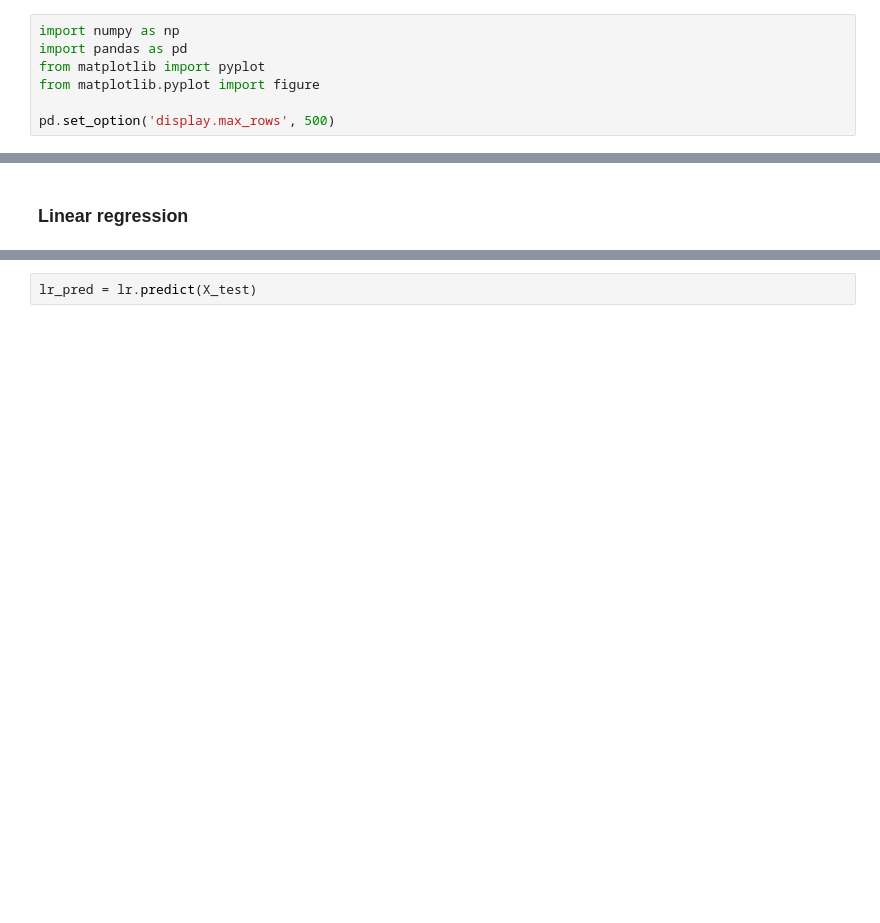
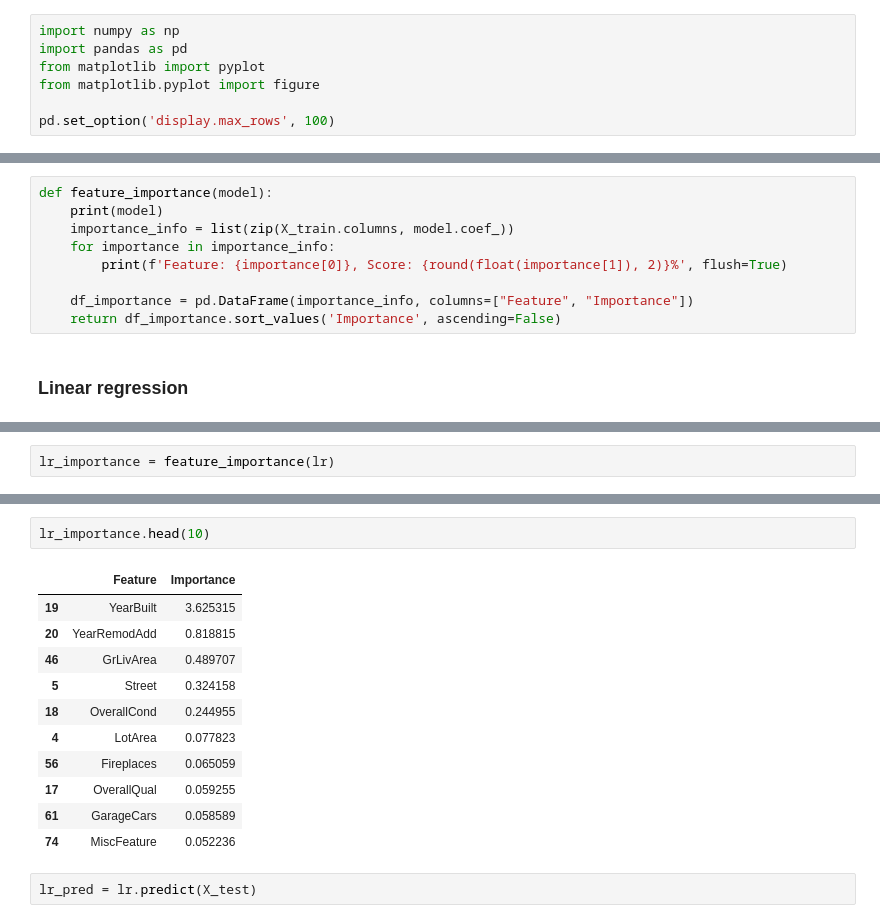
Before and after one commit to m-cheicki/ESILV_Advance_ML, a Jupyter notebook: CHEICKISMAIL_A5_DIA3_PW2_Model-Optimisation.ipynb, the cells around one changed output, grey strips where cells are left out. Drawn from its saved outputs; the diff is of its cells as text; blank space fills up the shorter version.

```diff
--- a/CHEICKISMAIL_A5_DIA3_PW2_Model-Optimisation.ipynb
+++ b/CHEICKISMAIL_A5_DIA3_PW2_Model-Optimisation.ipynb
@@ -4,7 +4,7 @@ import pandas as pd
 from matplotlib import pyplot
 from matplotlib.pyplot import figure
 
-pd.set_option('display.max_rows', 500)
+pd.set_option('display.max_rows', 100)
 # %%
 PATH = './datasets/data_immobilier.csv'
 # %%
@@ -193,5 +191,14 @@ def accuracy(prediction, expected, floating_precision = 0):
         if actual_val == expected_val:
             count += 1
     return (count/len(expected))*100
+# %%
+def feature_importance(model):
+    print(model)
+    importance_info = list(zip(X_train.columns, model.coef_))
+    for importance in importance_info:
+        print(f'Feature: {importance[0]}, Score: {round(float(importance[1]), 2)}%', flush=True)
+
+    df_importance = pd.DataFrame(importance_info, columns=["Feature", "Importance"])
+    return df_importance.sort_values('Importance', ascending=False)
 # %% [markdown]
 ### Linear regression
@@ -253,0 +215,2 @@ sorted_importance.head(15)
+# %%
+lr_importance = feature_importance(lr)
@@ -254,3 +240,17 @@ sorted_importance.head(15)
+# %%
+lr_importance.head(10)
+# %% [output]
+|  | Feature | Importance |
+| 19 | YearBuilt | 3.625315 |
+| 20 | YearRemodAdd | 0.818815 |
+| 46 | GrLivArea | 0.489707 |
+| 5 | Street | 0.324158 |
+| 18 | OverallCond | 0.244955 |
+| 4 | LotArea | 0.077823 |
+| 56 | Fireplaces | 0.065059 |
+| 17 | OverallQual | 0.059255 |
+| 61 | GarageCars | 0.058589 |
+| 74 | MiscFeature | 0.052236 |
 # %%
 lr_pred = lr.predict(X_test)
 # %%
```
Also changed, not shown: parts of 37 cells of this notebook.
